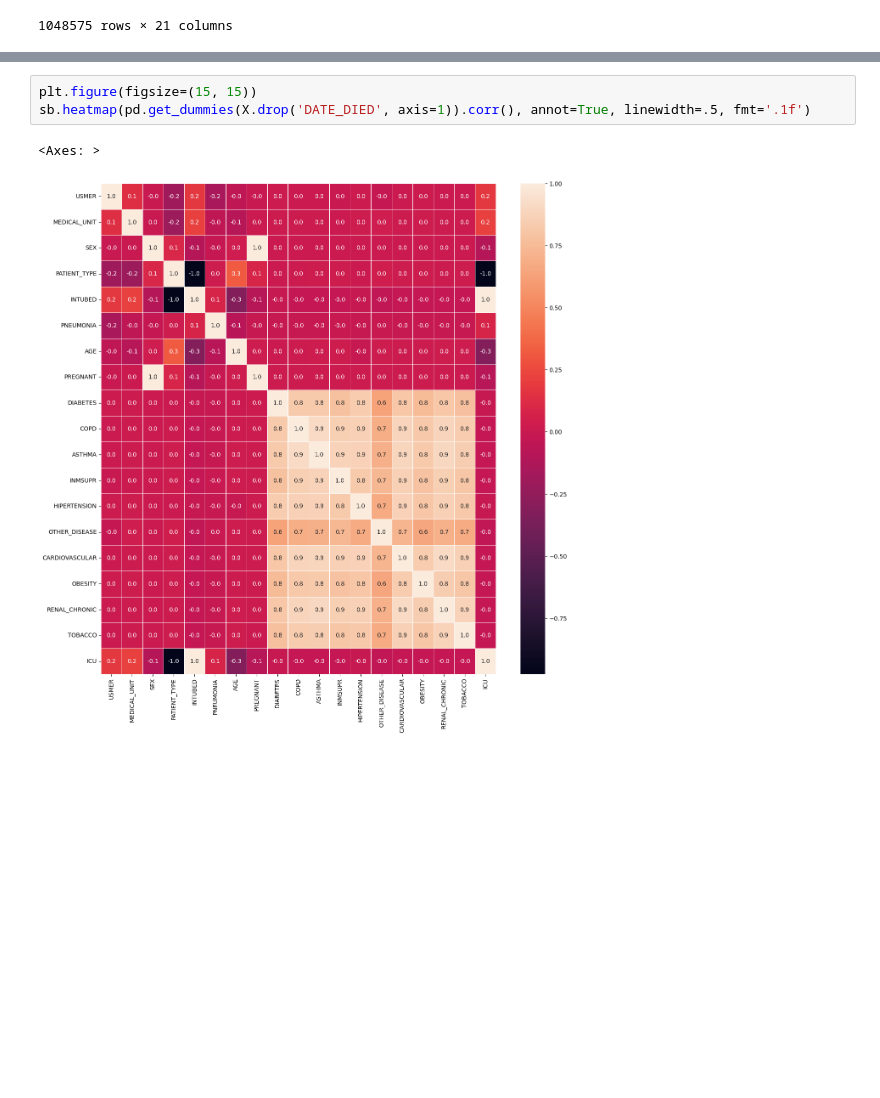
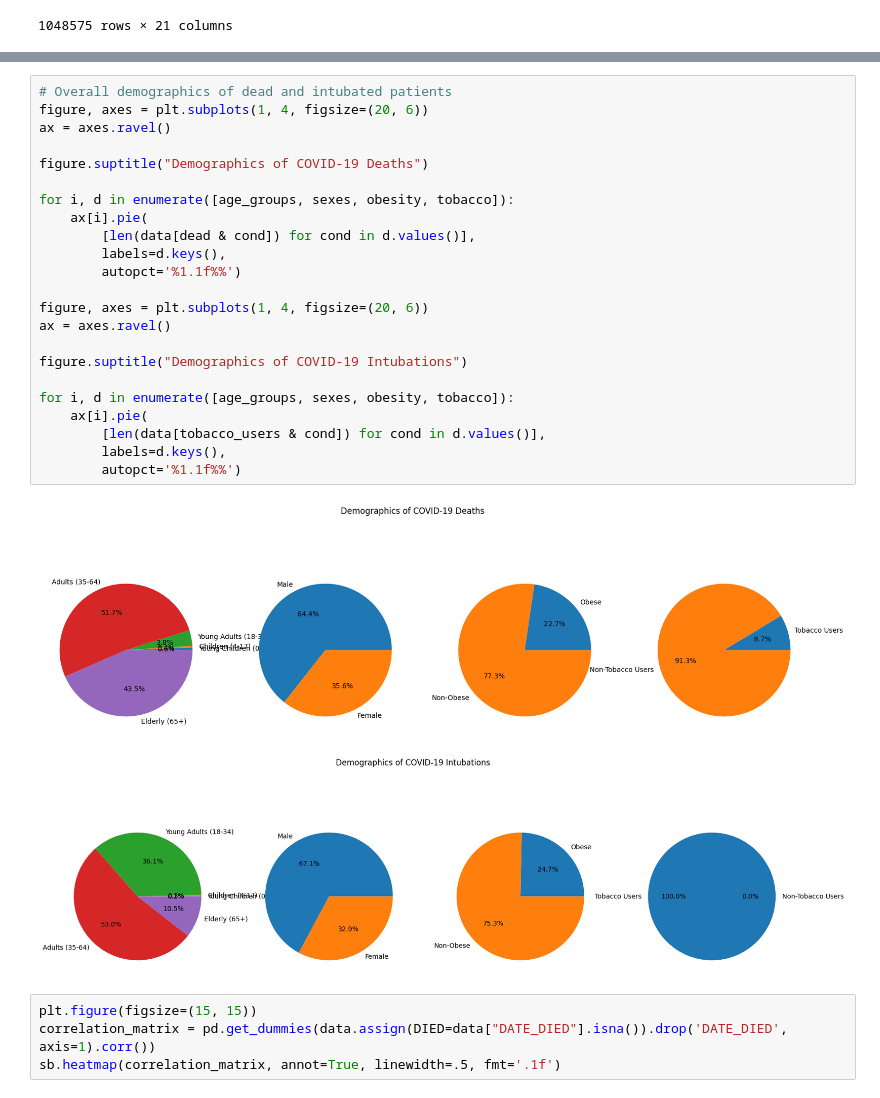
Before and after one commit to samlowe106/MATH-7243-Project, a Jupyter notebook: notebook.ipynb, the cells around one changed output, grey strips where cells are left out. Cells and saved outputs as stored; diff of their text form; blank space fills up the shorter version.

```diff
--- a/notebook.ipynb
+++ b/notebook.ipynb
@@ -76,6 +129,30 @@ sb.stripplot(x="CLASSIFICATION_FINAL", y="AGE", data=data, jitter=True, legend=F
+# %%
+# Overall demographics of dead and intubated patients
+figure, axes = plt.subplots(1, 4, figsize=(20, 6))
+ax = axes.ravel()
+
+figure.suptitle("Demographics of COVID-19 Deaths")
+
+for i, d in enumerate([age_groups, sexes, obesity, tobacco]):
+    ax[i].pie(
+        [len(data[dead & cond]) for cond in d.values()],
+        labels=d.keys(),
+        autopct='%1.1f%%')
+
+figure, axes = plt.subplots(1, 4, figsize=(20, 6))
+ax = axes.ravel()
+
+figure.suptitle("Demographics of COVID-19 Intubations")
+
+for i, d in enumerate([age_groups, sexes, obesity, tobacco]):
+    ax[i].pie(
+        [len(data[tobacco_users & cond]) for cond in d.values()],
+        labels=d.keys(),
+        autopct='%1.1f%%')
+# %% [output]
+[figure, added]
+[figure, added]
 # %%
 plt.figure(figsize=(15, 15))
-sb.heatmap(pd.get_dummies(X.drop('DATE_DIED', axis=1)).corr(), annot=True, linewidth=.5, fmt='.1f')
+correlation_matrix = pd.get_dummies(data.assign(DIED=data["DATE_DIED"].isna()).drop('DATE_DIED', axis=1).corr())
+sb.heatmap(correlation_matrix, annot=True, linewidth=.5, fmt='.1f')
-# %% [output]
-<Axes: >
-[figure, removed]
```
Also changed, not shown: parts of 5 cells of this notebook.
